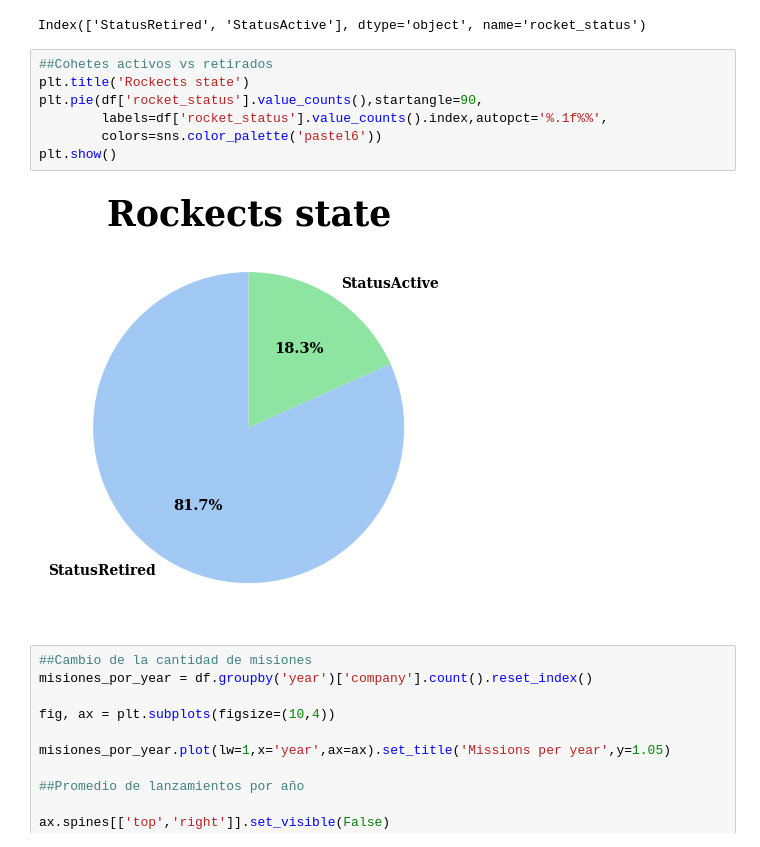
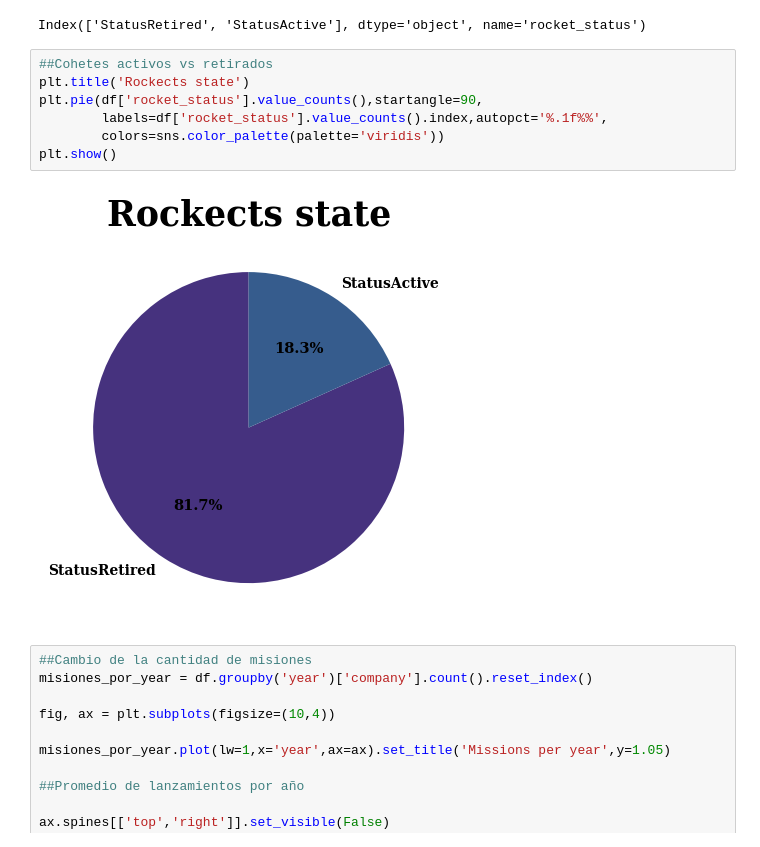
Before and after one commit to pablocarmona1527/Data_analyst, a Jupyter notebook: space_missions.ipynb, the cells around one changed output. Saved outputs shown, nothing was run; the diff lists cells and outputs as text.

```diff
--- a/space_missions.ipynb
+++ b/space_missions.ipynb
@@ -100,12 +100,12 @@ Index(['StatusRetired', 'StatusActive'], dtype='object', name='rocket_status')
 # %%
 ##Cohetes activos vs retirados
 plt.title('Rockects state')
 plt.pie(df['rocket_status'].value_counts(),startangle=90,
         labels=df['rocket_status'].value_counts().index,autopct='%.1f%%',
-        colors=sns.color_palette('pastel6'))
+        colors=sns.color_palette(palette='viridis'))
 plt.show()
 # %% [output]
-[figure, old version]
+[figure, new version]
 # %%
 ##Cambio de la cantidad de misiones
 misiones_por_year = df.groupby('year')['company'].count().reset_index()
```
Also changed, not shown: parts of 1 cell of this notebook, 1 other file.
